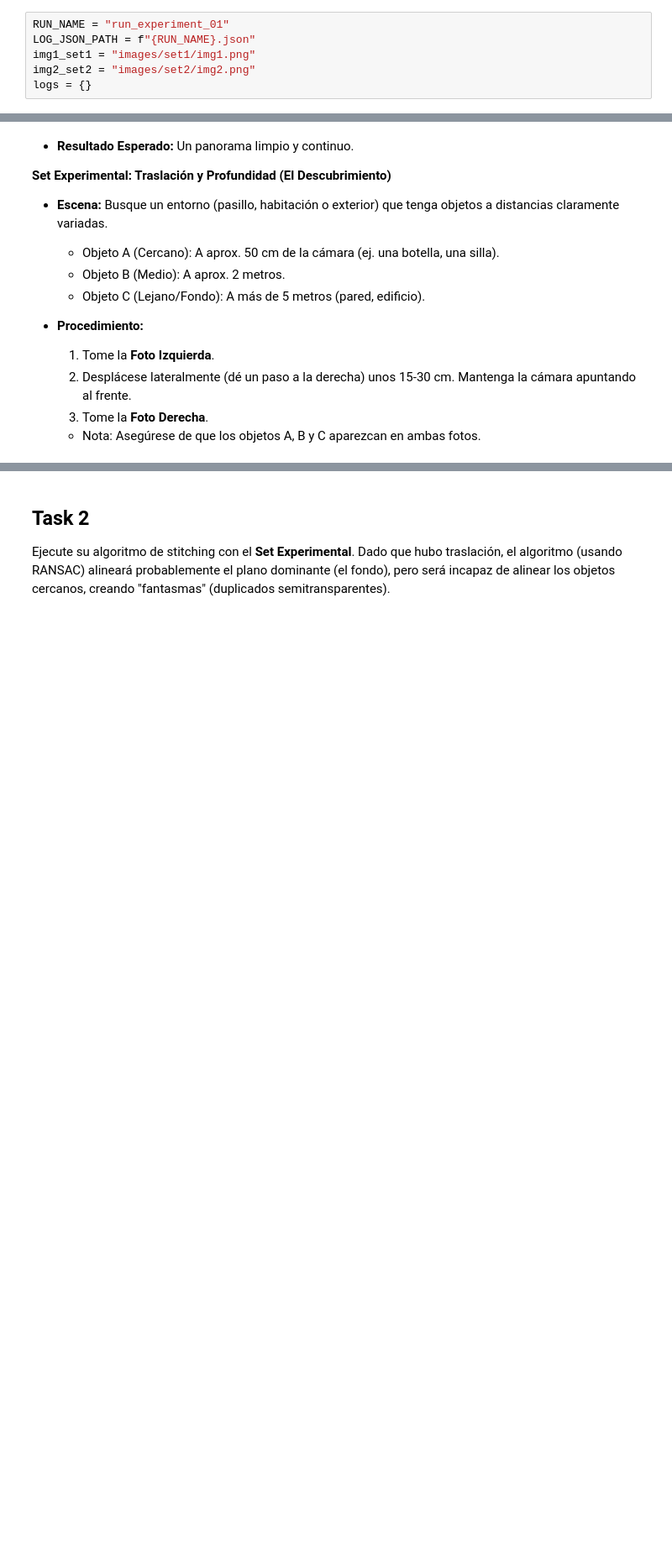
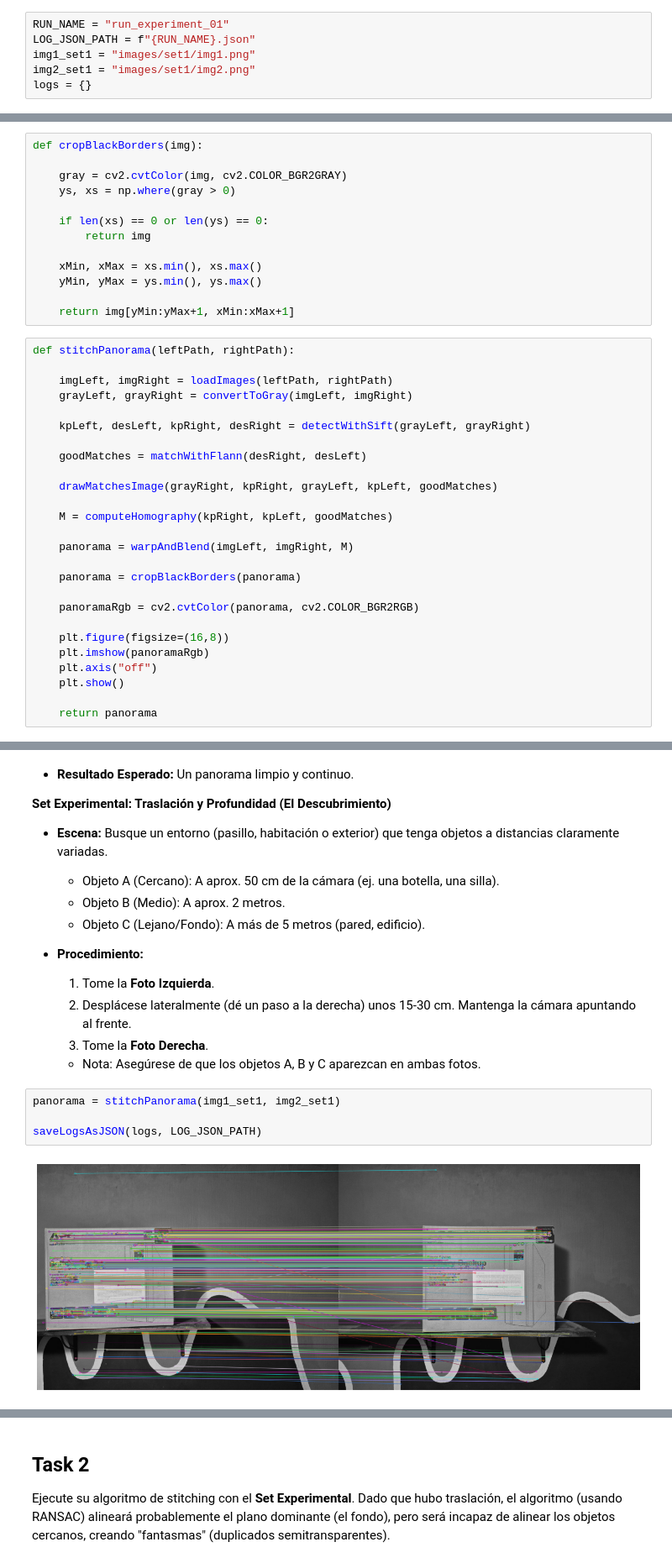
Before and after one commit to JosueSay/intro-to-computer-vision, a Jupyter notebook: labs/lab5/lab5.ipynb, the cells around one changed output, grey strips where cells are left out. Shown at 84% size. Saved outputs shown, nothing was run; the diff lists cells and outputs as text; blank space fills up the shorter version.

```diff
--- a/labs/lab5/lab5.ipynb
+++ b/labs/lab5/lab5.ipynb
@@ -27,7 +27,7 @@ from tabulate import tabulate
 RUN_NAME = "run_experiment_01"
 LOG_JSON_PATH = f"{RUN_NAME}.json"
 img1_set1 = "images/set1/img1.png"
-img2_set2 = "images/set2/img2.png"
+img2_set1 = "images/set1/img2.png"
 logs = {}
 # %%
 def addLog(section, key, value):
@@ -57,3 +155,42 @@ def convertToGray(imgLeft, imgRight):
+# %%
+def cropBlackBorders(img):
+
+    gray = cv2.cvtColor(img, cv2.COLOR_BGR2GRAY)
+    ys, xs = np.where(gray > 0)
+
+    if len(xs) == 0 or len(ys) == 0:
+        return img
+
+    xMin, xMax = xs.min(), xs.max()
+    yMin, yMax = ys.min(), ys.max()
+
+    return img[yMin:yMax+1, xMin:xMax+1]
+# %%
+def stitchPanorama(leftPath, rightPath):
+
+    imgLeft, imgRight = loadImages(leftPath, rightPath)
+    grayLeft, grayRight = convertToGray(imgLeft, imgRight)
+
+    kpLeft, desLeft, kpRight, desRight = detectWithSift(grayLeft, grayRight)
+
+    goodMatches = matchWithFlann(desRight, desLeft)
+
+    drawMatchesImage(grayRight, kpRight, grayLeft, kpLeft, goodMatches)
+
+    M = computeHomography(kpRight, kpLeft, goodMatches)
+
+    panorama = warpAndBlend(imgLeft, imgRight, M)
+
+    panorama = cropBlackBorders(panorama)
+
+    panoramaRgb = cv2.cvtColor(panorama, cv2.COLOR_BGR2RGB)
+
+    plt.figure(figsize=(16,8))
+    plt.imshow(panoramaRgb)
+    plt.axis("off")
+    plt.show()
+
+    return panorama
 # %% [markdown]
 ## Task 1
 
@@ -79,3 +216,9 @@ Usted deberá capturar dos sets de imágenes utilizando la cámara de su celular
     3. Tome la **Foto Derecha**.
 
     - Nota: Asegúrese de que los objetos A, B y C aparezcan en ambas fotos.
+# %%
+panorama = stitchPanorama(img1_set1, img2_set1)
+
+saveLogsAsJSON(logs, LOG_JSON_PATH)
+# %% [output]
+[figure, added]
```
Also changed, not shown: parts of 12 cells of this notebook, 1 other file.
